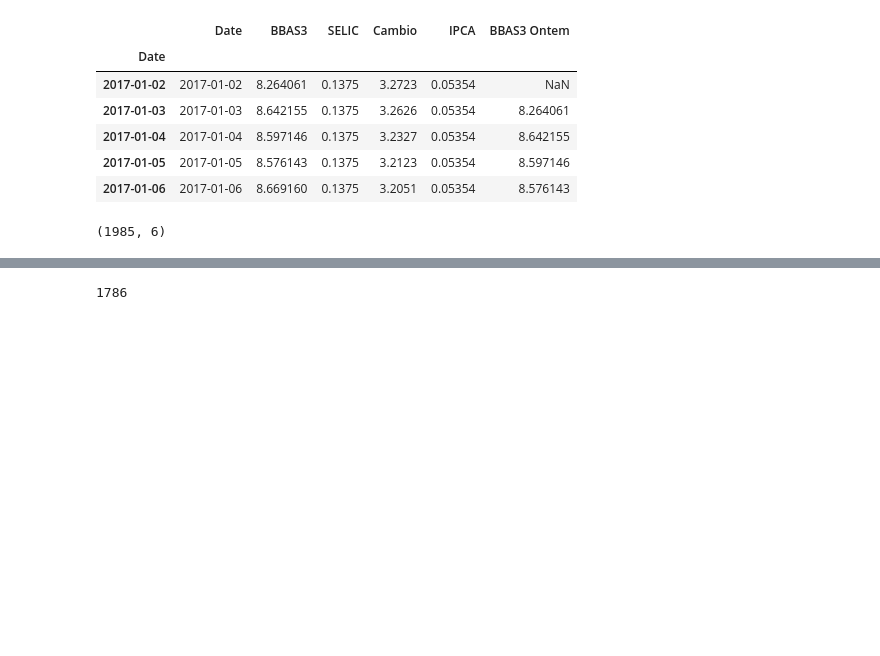
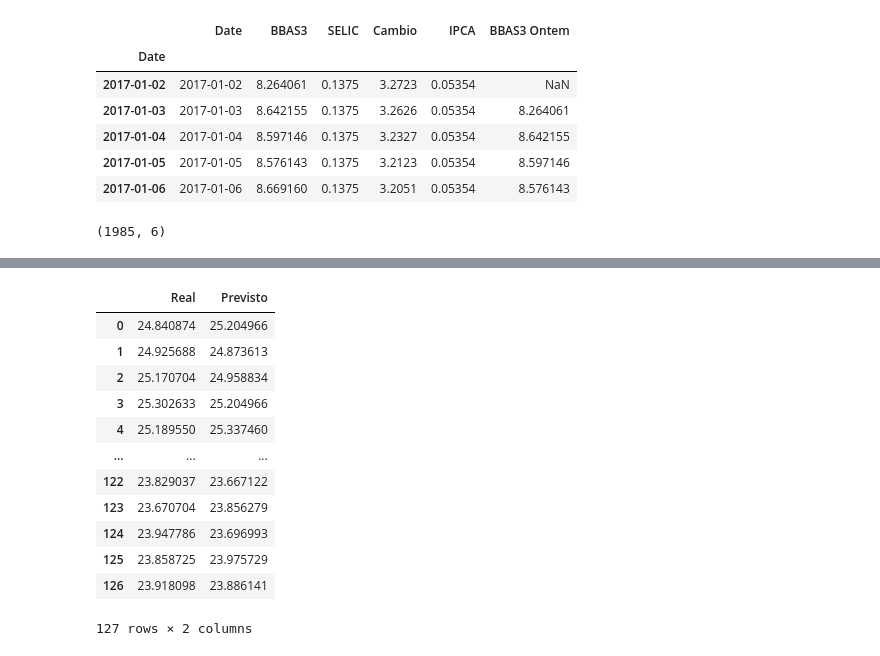
Before and after one commit to Botelho97/tcc-predict-stocks-models-comparison, a Jupyter notebook: deep_learning_models.ipynb, the cells around one changed output, grey strips where cells are left out. Saved outputs shown, nothing was run; the diff lists cells and outputs as text; code cells hidden in the pictures; blank space fills up the shorter version.

```diff
--- a/deep_learning_models.ipynb
+++ b/deep_learning_models.ipynb
@@ -132,6 +152,18 @@ test_results = pd.DataFrame({
 
 #all_results = pd.concat(train_results, test_results, axis=0)
 # %%
-len(y_pred_real)
+test_results
 # %% [output]
+|  | Real | Previsto |
+| 0 | 24.840874 | 25.204966 |
+| 1 | 24.925688 | 24.873613 |
+| 2 | 25.170704 | 24.958834 |
+| 3 | 25.302633 | 25.204966 |
+| 4 | 25.189550 | 25.337460 |
+| ... | ... | ... |
+| 122 | 23.829037 | 23.667122 |
+| 123 | 23.670704 | 23.856279 |
+| 124 | 23.947786 | 23.696993 |
+| 125 | 23.858725 | 23.975729 |
+| 126 | 23.918098 | 23.886141 |
-1786
+127 rows × 2 columns
```
Also changed, not shown: parts of 7 cells of this notebook, 1 other file.
